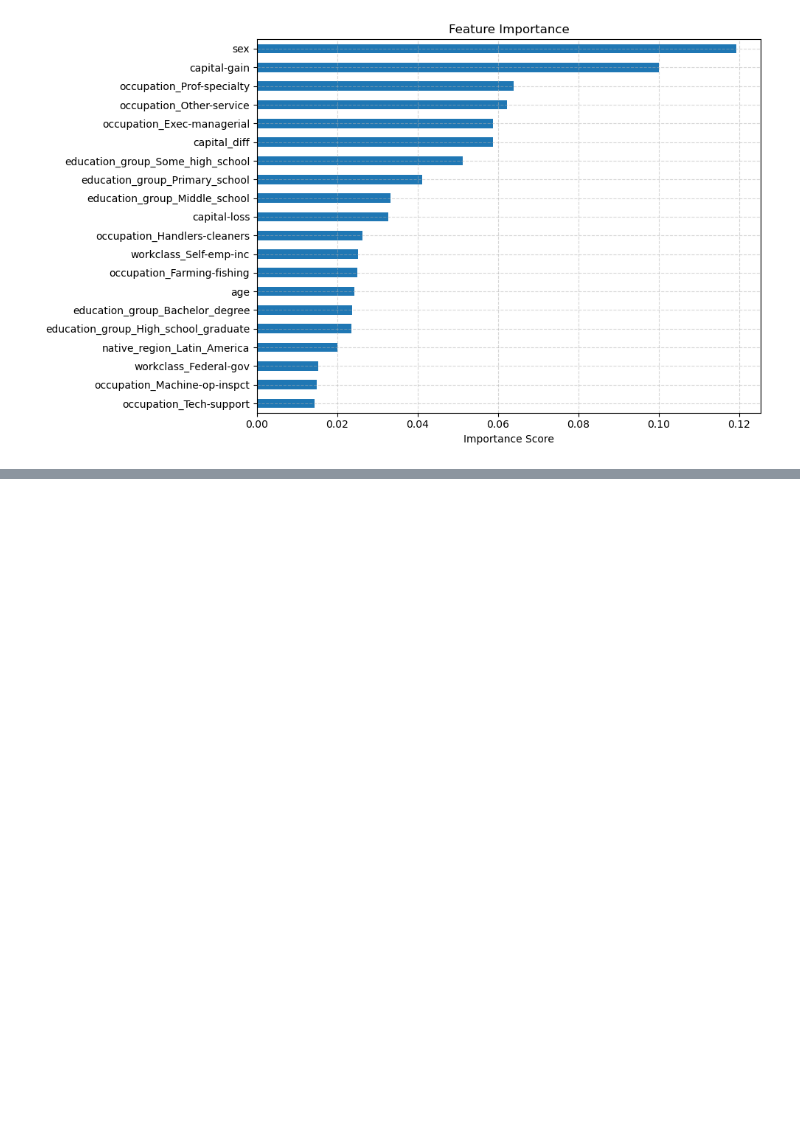
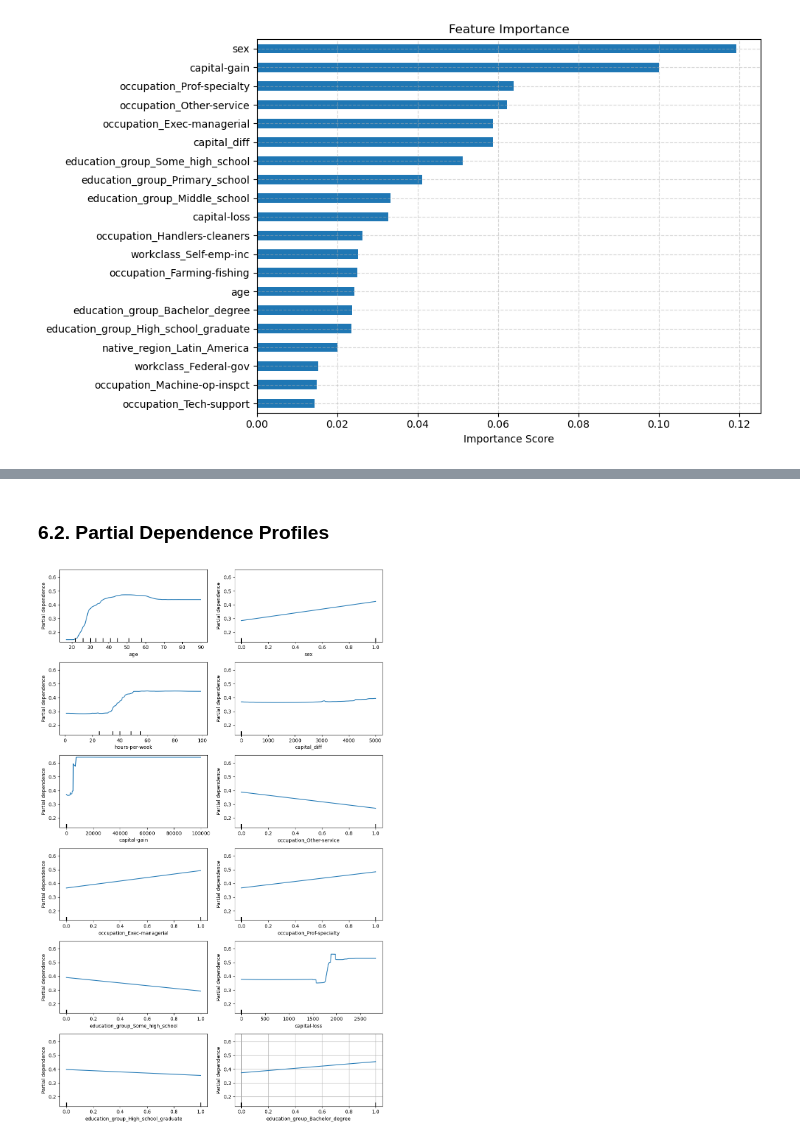
Before and after one commit to maxim-lichko/salary-prediction-classification, a Jupyter notebook: salary_prediction_classification.ipynb, the cells around one changed output, grey strips where cells are left out. Cells and saved outputs as stored; diff of their text form; code cells hidden in the pictures; blank space fills up the shorter version.

```diff
--- a/salary_prediction_classification.ipynb
+++ b/salary_prediction_classification.ipynb
@@ -933,0 +971,22 @@ Confusion Matrix (Test Data):
+# %% [markdown]
+### 6.2. Partial Dependence Profiles
+# %%
+from sklearn.inspection import PartialDependenceDisplay
+
+fig, ax = plt.subplots(6, 2, figsize=(10, 16))
+ax = ax.ravel()
+
+PartialDependenceDisplay.from_estimator(
+    rf_random_search_v1.best_estimator_,
+    X_test,
+    features=top_features,
+    # grid_resolution=50,
+    random_state=0,
+    kind='average',
+    ax=ax
+)
+
+plt.tight_layout()
+plt.show()
+# %% [output]
+[figure, added]
```
Also changed, not shown: parts of 14 cells of this notebook, 1 other file.
